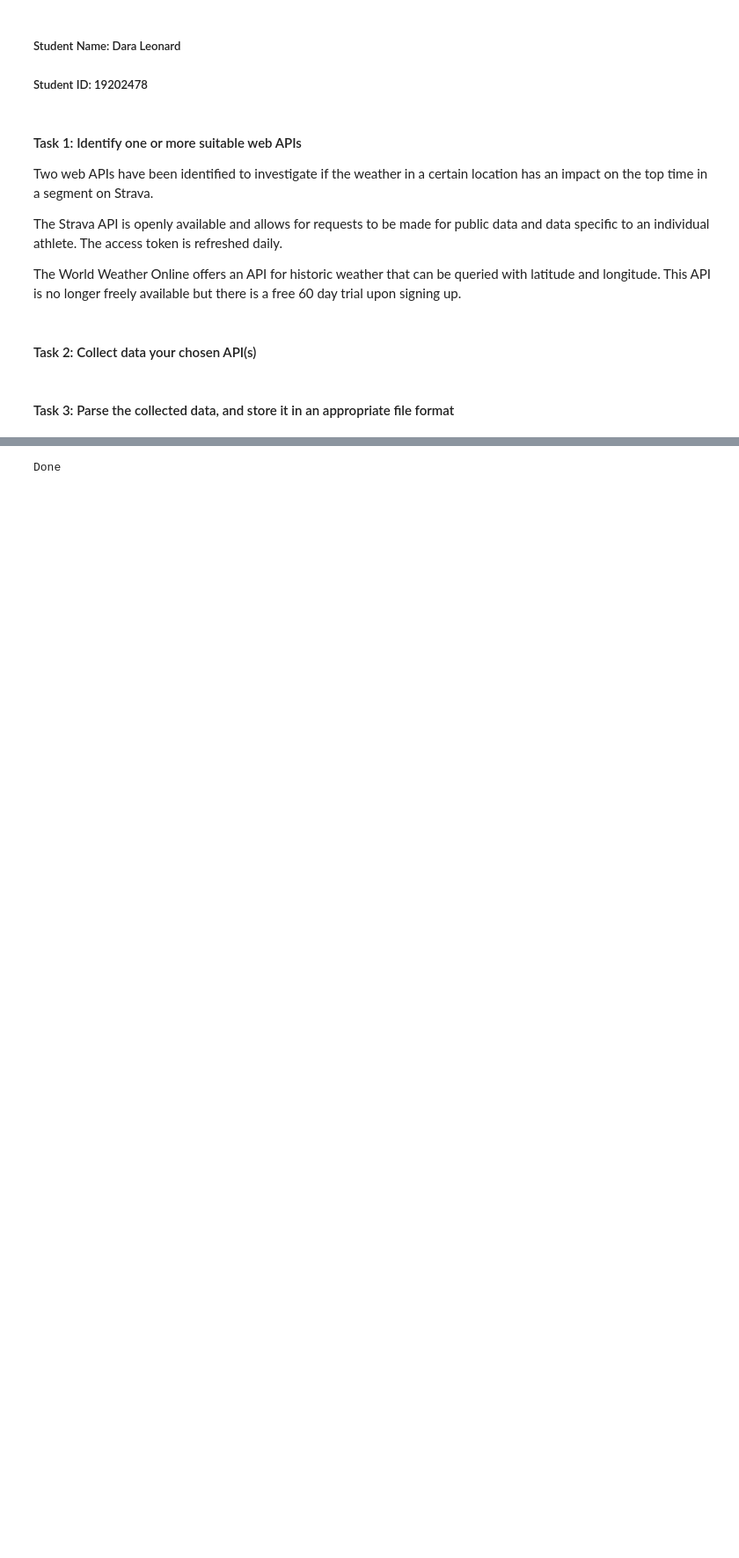
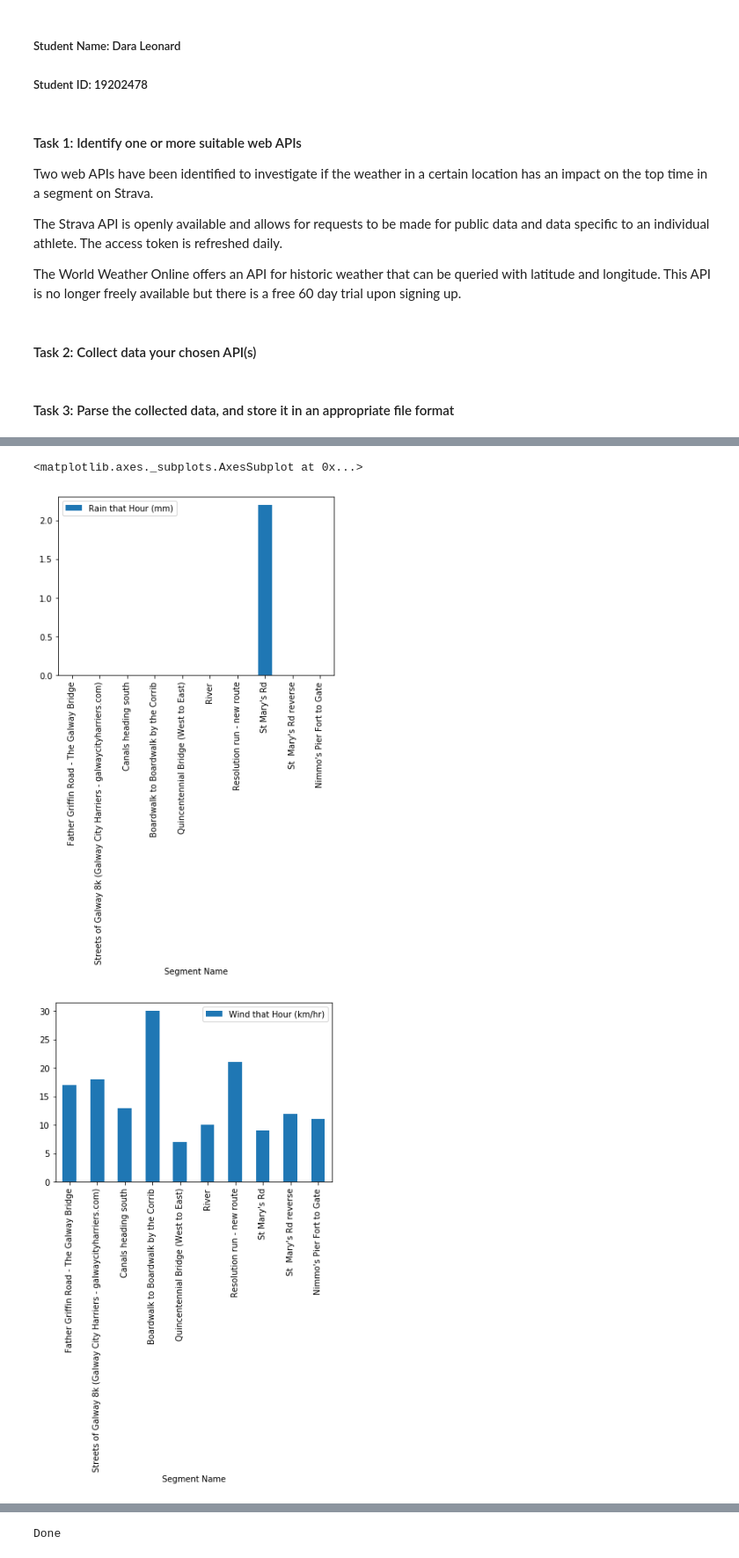
Before and after one commit to DaraLeonard/COMP47670-assignment1, a Jupyter notebook: COMP47670 Assignment 1 - Data Collection & Preparation.ipynb, the cells around one changed output, grey strips where cells are left out. Shown: that part at 88% size. Saved outputs shown, nothing was run; the diff lists cells and outputs as text; code cells hidden in the pictures; blank space fills up the shorter version.

Commit message:
- Data now written as dataframes and then written as json files - JSON files read in - Consolidated dataframe constructed and displayed - Temp, rain and wind graphs plotted

```diff
--- a/COMP47670 Assignment 1 - Data Collection & Preparation.ipynb
+++ b/COMP47670 Assignment 1 - Data Collection & Preparation.ipynb
@@ -104,0 +136,58 @@ write_data_to_file('average-weather-data.json', historical_average_weather_data)
+# %%
+def get_temp_wind_and_rain(pos, rounded_time_value):
+    for hour in weather_data['hourly'][pos]:
+        if str(hour.get('time')) == str(rounded_time_value):
+            return hour.get('tempC'), hour.get('windspeedKmph'), hour.get('precipMM')
+
+def round_to_nearest_300(x, base=300):
+    return base * round(x/base)
+
+def get_month_int(pos):
+    return int(str(pd.to_datetime(strava_data['best_time_date'][pos], unit='ms').date()).split('-')[1])
+
+def get_average_precipitation_and_average_min_temp(pos):
+    for month in average_weather_data['month'][0]:
+        return month.get('month')[pos-1].get('avgMinTemp'), month.get('month')[pos-1].get('avgDailyRainfall')
+
+strava_data = pd.read_json('strava-data.json', orient='records')
+weather_data = pd.read_json('weather-data.json', orient='records')
+average_weather_data = pd.read_json('average-weather-data.json', orient='records')
+
+consolidated_data_columns = ["Segment Name", "City", "Start Latitude", "Start Longitude", "Distance (m)", "Time Taken (s)", "Speed (m/s)", "Date", "Finish Time (Time of Day)", "Rain that Hour (mm)", "Wind that Hour (km/hr)", "Temperature that Hour (C)", "Average Rainfall (mm/day)", "Average Temperature (C)"]
+consolidated_df = pd.DataFrame(columns=consolidated_data_columns)
+
+for i in strava_data.index:
+    rounded_best_time_value = round_to_nearest_300(int(str(pd.to_datetime(strava_data['best_time_date'][i], unit='ms').time()).replace(':', '')[:-2]))
+    temp, wind_speed, precipitation = get_temp_wind_and_rain(i, rounded_best_time_value)
+    avrg_tmp, avrg_rain = get_average_precipitation_and_average_min_temp(get_month_int(i))
+
+    tmp_consolidated_data = dict({
+        "Segment Name" : strava_data['name'][i],
+        "City" : strava_data['city'][i],
+        "Start Latitude" : strava_data['start_latitude'][i],
+        "Start Longitude" : strava_data['start_longitude'][i],
+        "Distance (m)" : strava_data['distance'][i].get('num'),
+        "Time Taken (s)" : strava_data['best_time'][i]/1000,
+        "Speed (m/s)" : (strava_data['distance'][i].get('num'))/(strava_data['best_time'][i]/1000),
+        "Date" : pd.to_datetime(strava_data['best_time_date'][i], unit='ms').date(),
+        "Finish Time (Time of Day)" : pd.to_datetime(strava_data['best_time_date'][i], unit='ms').time(),
+        "Rain that Hour (mm)" : float(precipitation),
+        "Wind that Hour (km/hr)" : float(wind_speed),
+        "Temperature that Hour (C)" : float(temp),
+        "Average Rainfall (mm/day)" : float(avrg_rain),
+        "Average Temperature (C)" : float(avrg_tmp)
+    })
+    consolidated_df.loc[i] = tmp_consolidated_data
+
+consolidated_df.isnull().sum()
+
+consolidated_df.dtypes.value_counts()
+
+
+consolidated_df.plot(kind='bar', x='Segment Name', y='Rain that Hour (mm)')
+consolidated_df.plot(kind='bar', x='Segment Name', y='Wind that Hour (km/hr)')
+consolidated_df.plot(kind='bar', x='Segment Name', y='Temperature that Hour (C)')
+# %% [output]
+<matplotlib.axes._subplots.AxesSubplot at 0x...>
+[figure, added]
+[figure, added]
```
Also changed, not shown: parts of 7 cells of this notebook, 3 other files.
